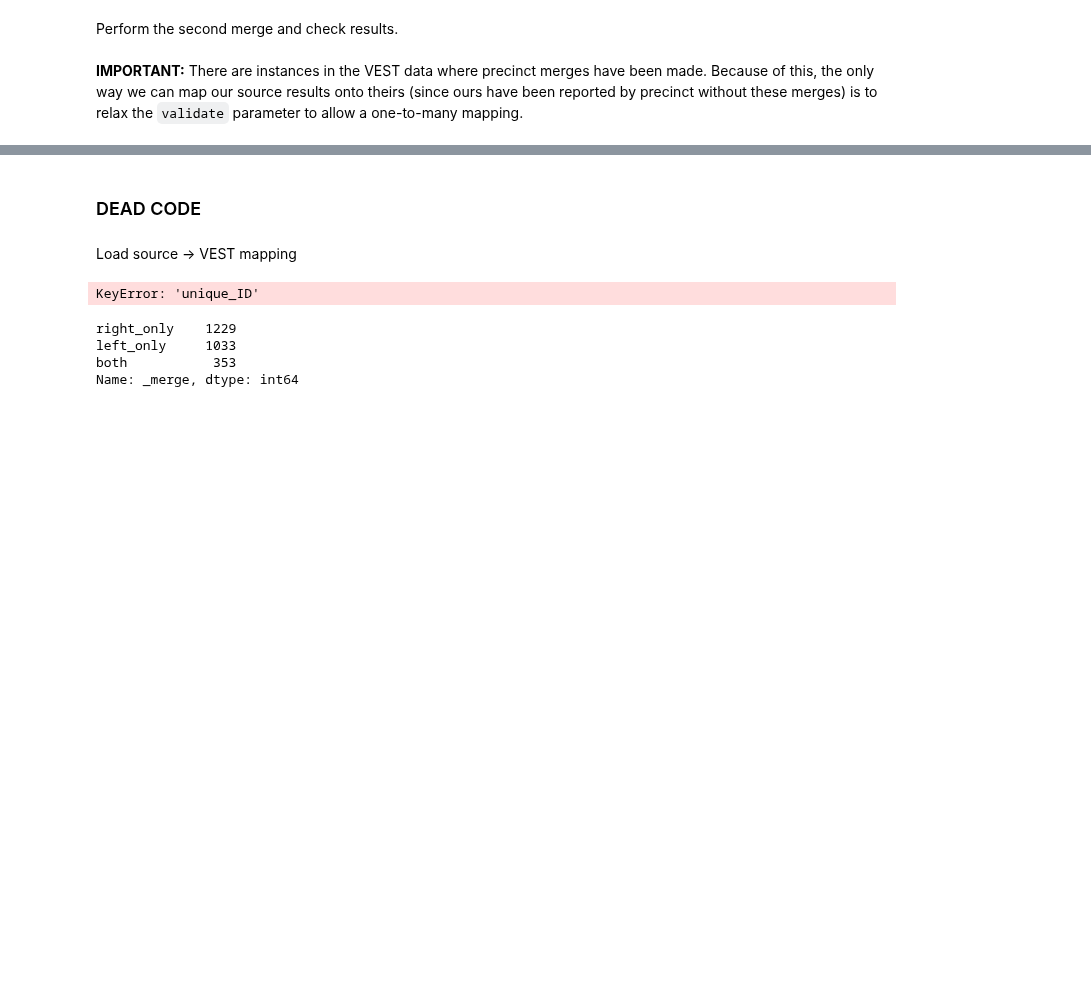
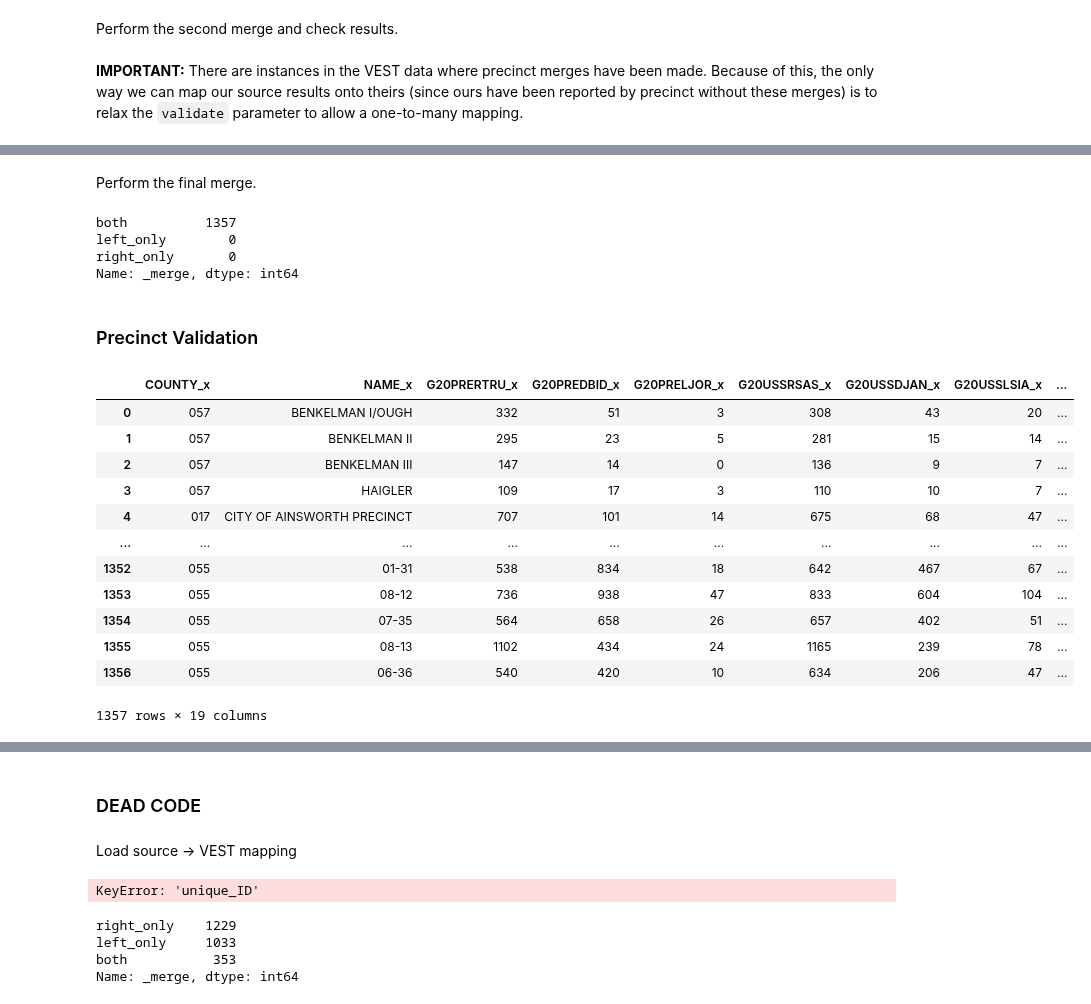
Before and after one commit to nonpartisan-redistricting-datahub/pdv-ne, a Jupyter notebook: vest-ne-2020/vest-ne-2020-validation.ipynb, the cells around one changed output, grey strips where cells are left out. Cells and saved outputs as stored; diff of their text form; code cells hidden in the pictures; blank space fills up the shorter version.

```diff
--- a/vest-ne-2020/vest-ne-2020-validation.ipynb
+++ b/vest-ne-2020/vest-ne-2020-validation.ipynb
@@ -628,0 +523,12 @@ merged_df.to_csv("../raw-from-source/2020-er/merged_df_5.csv")
+# %% [markdown]
+Perform the final merge.
+# %%
+final_merge_df = pd.merge(vest_ne_2020, ne_2020_df, how='outer', on="unique_ID", indicator=True, validate='1:m').copy(deep=True)
+final_merge_df['_merge'].value_counts()
+# %% [output]
+both          1357
+left_only        0
+right_only       0
+Name: _merge, dtype: int64
+# %% [markdown]
+### Precinct Validation
@@ -628,0 +581,16 @@ merged_df.to_csv("../raw-from-source/2020-er/merged_df_5.csv")
+# %%
+final_merge_df
+# %% [output]
+|  | COUNTY_x | NAME_x | G20PRERTRU_x | G20PREDBID_x | G20PRELJOR_x | G20USSRSAS_x | G20USSDJAN_x | G20USSLSIA_x | ... |
+| 0 | 057 | BENKELMAN I/OUGH | 332 | 51 | 3 | 308 | 43 | 20 | ... |
+| 1 | 057 | BENKELMAN II | 295 | 23 | 5 | 281 | 15 | 14 | ... |
+| 2 | 057 | BENKELMAN III | 147 | 14 | 0 | 136 | 9 | 7 | ... |
+| 3 | 057 | HAIGLER | 109 | 17 | 3 | 110 | 10 | 7 | ... |
+| 4 | 017 | CITY OF AINSWORTH PRECINCT | 707 | 101 | 14 | 675 | 68 | 47 | ... |
+| ... | ... | ... | ... | ... | ... | ... | ... | ... | ... |
+| 1352 | 055 | 01-31 | 538 | 834 | 18 | 642 | 467 | 67 | ... |
+| 1353 | 055 | 08-12 | 736 | 938 | 47 | 833 | 604 | 104 | ... |
+| 1354 | 055 | 07-35 | 564 | 658 | 26 | 657 | 402 | 51 | ... |
+| 1355 | 055 | 08-13 | 1102 | 434 | 24 | 1165 | 239 | 78 | ... |
+| 1356 | 055 | 06-36 | 540 | 420 | 10 | 634 | 206 | 47 | ... |
+1357 rows × 19 columns
```
Also changed, not shown: parts of 39 cells of this notebook.
